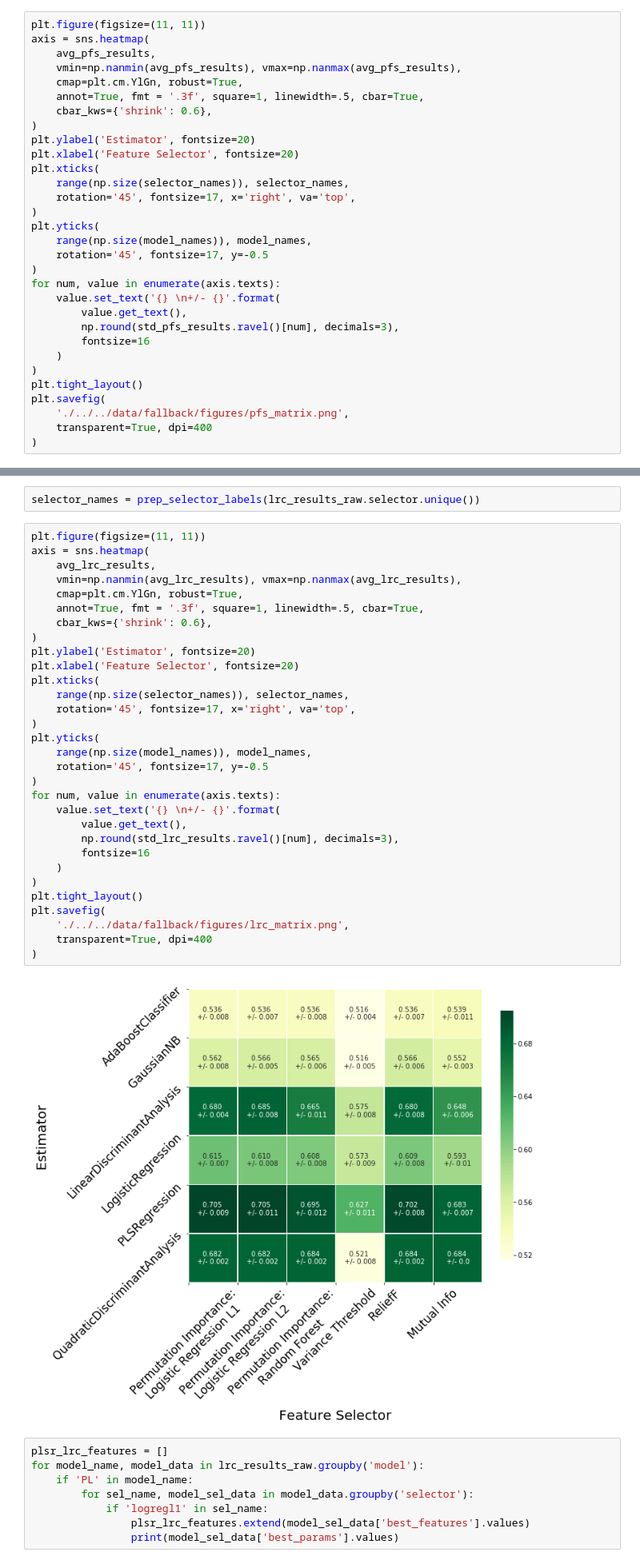
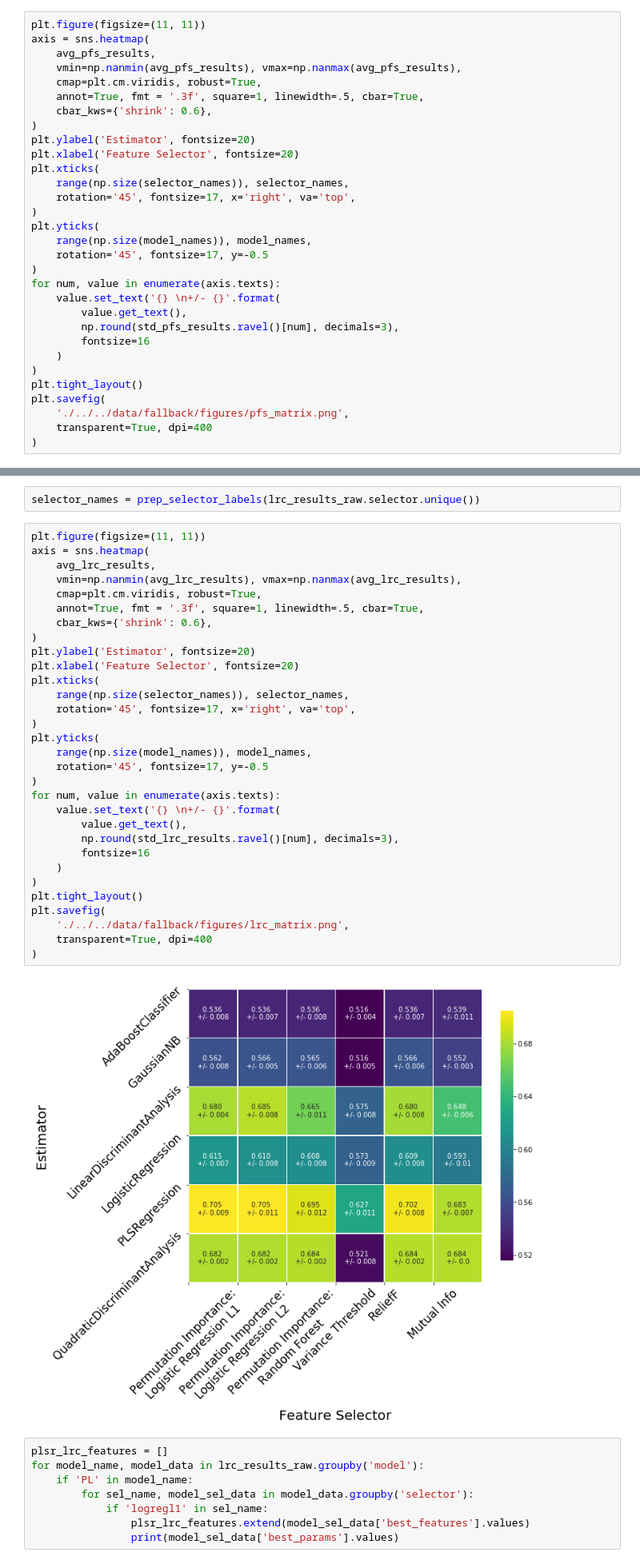
Before and after one commit to GSEL9/head-and-neck, a Jupyter notebook: ipynbs/results_exploration.ipynb, the cells around one changed output, grey strips where cells are left out. Shown: that part at 80% size. Saved outputs shown, nothing was run; the diff lists cells and outputs as text.

```diff
--- a/ipynbs/results_exploration.ipynb
+++ b/ipynbs/results_exploration.ipynb
@@ -130,7 +130,7 @@ plt.figure(figsize=(11, 11))
 axis = sns.heatmap(
     avg_pfs_results,
     vmin=np.nanmin(avg_pfs_results), vmax=np.nanmax(avg_pfs_results),
-    cmap=plt.cm.YlGn, robust=True,
+    cmap=plt.cm.viridis, robust=True,
     annot=True, fmt = '.3f', square=1, linewidth=.5, cbar=True,
     cbar_kws={'shrink': 0.6},
 )
@@ -330,35 +330,35 @@ selector_names = prep_selector_labels(lrc_results_raw.selector.unique())
 plt.figure(figsize=(11, 11))
 axis = sns.heatmap(
     avg_lrc_results,
     vmin=np.nanmin(avg_lrc_results), vmax=np.nanmax(avg_lrc_results),
-    cmap=plt.cm.YlGn, robust=True,
+    cmap=plt.cm.viridis, robust=True,
     annot=True, fmt = '.3f', square=1, linewidth=.5, cbar=True,
     cbar_kws={'shrink': 0.6},
 )
 plt.ylabel('Estimator', fontsize=20)
 plt.xlabel('Feature Selector', fontsize=20)
 plt.xticks(
     range(np.size(selector_names)), selector_names,
     rotation='45', fontsize=17, x='right', va='top',
 )
 plt.yticks(
     range(np.size(model_names)), model_names,
     rotation='45', fontsize=17, y=-0.5
 )
 for num, value in enumerate(axis.texts):
     value.set_text('{} \n+/- {}'.format(
         value.get_text(),
         np.round(std_lrc_results.ravel()[num], decimals=3),
         fontsize=16
     )
 )
 plt.tight_layout()
 plt.savefig(
     './../../data/fallback/figures/lrc_matrix.png',
     transparent=True, dpi=400
 )
 # %% [output]
-[figure, old version]
+[figure, new version]
 # %%
 plsr_lrc_features = []
 for model_name, model_data in lrc_results_raw.groupby('model'):
```
Also changed, not shown: parts of 3 cells of this notebook, 1 other file.
